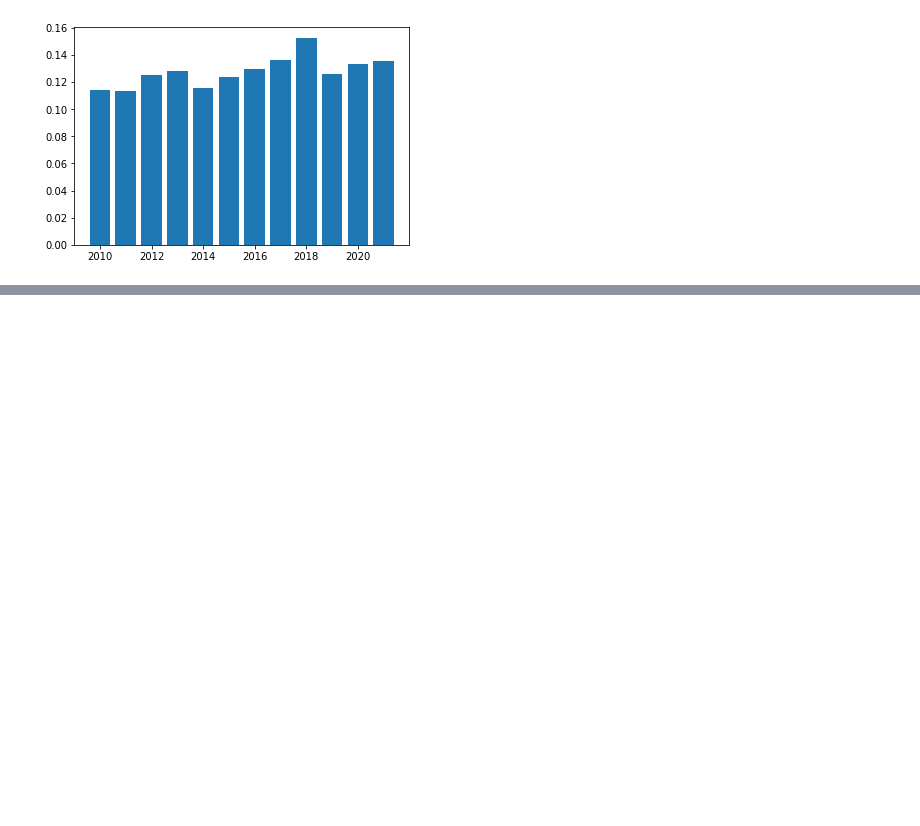
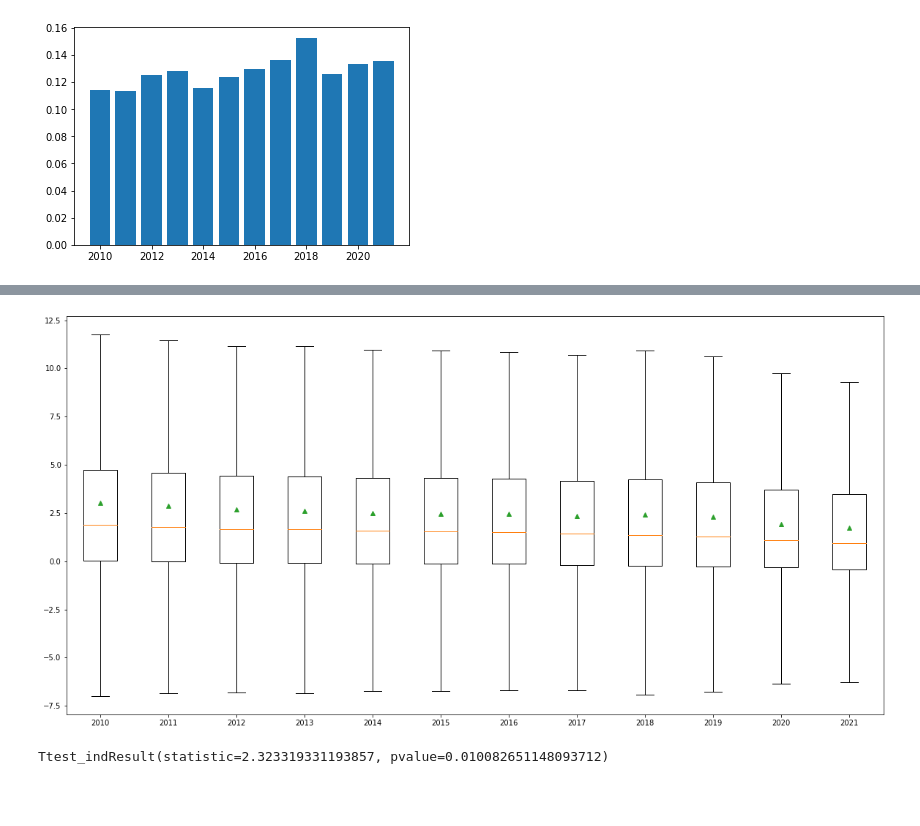
Before and after one commit to ohMinyoung22/science_project, a Jupyter notebook: eda/hypogamy_eda.ipynb, the cells around one changed output, grey strips where cells are left out. Drawn from its saved outputs; the diff is of its cells as text; code cells hidden in the pictures; blank space fills up the shorter version.

```diff
--- a/eda/hypogamy_eda.ipynb
+++ b/eda/hypogamy_eda.ipynb
@@ -78,0 +102,22 @@ plt.bar(x=range(2010, 2022), height = list_ratio)
+# %%
+hypogamy_first = getDataFrame(1)
+
+for i in range(0, 12):
+    hypogamy_first[i]['나이 차'] = hypogamy_first[i]['남편연령'] - hypogamy_first[i]['아내연령']
+# %%
+fig, ax = plt.subplots(figsize=(20, 10))
+ax.boxplot([x['나이 차'] for x in hypogamy_first], showfliers=False, showmeans=True)
+ax.set_xticklabels(range(2010, 2022))
+
+plt.show()
+
+# 초혼 강혼 여성과 남편의 나이 차 점점 줄어들고 있음
+# %% [output]
+[figure, added]
+# %%
+import scipy
+scipy.stats.ttest_ind(hypogamy_first[3]['나이 차'], hypogamy_first[2]['나이 차'], alternative="greater")
+# %% [output]
+Ttest_indResult(statistic=2.323319331193857, pvalue=0.010082651148093712)
+# %% [markdown]
+###
```
Also changed, not shown: parts of 5 cells of this notebook.
